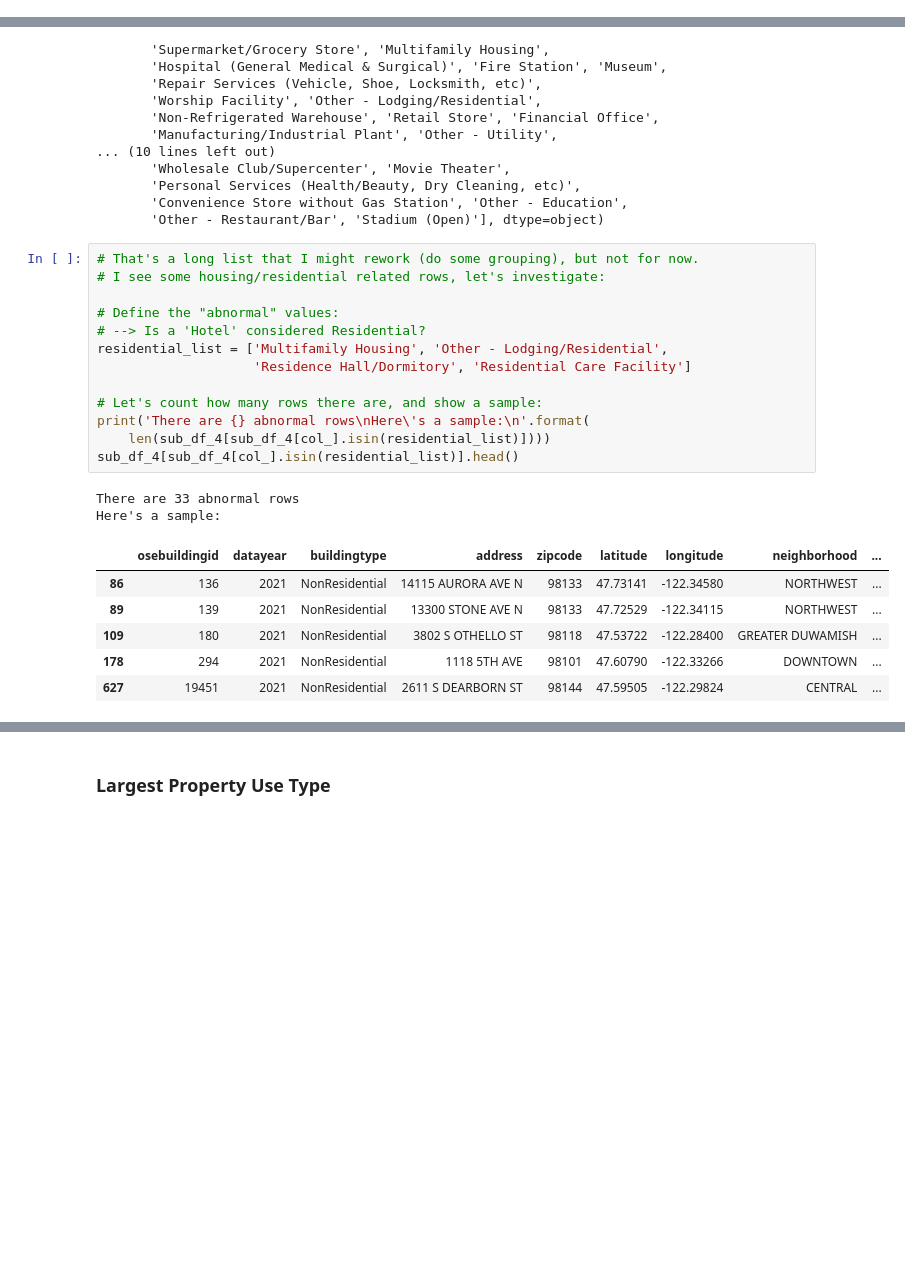
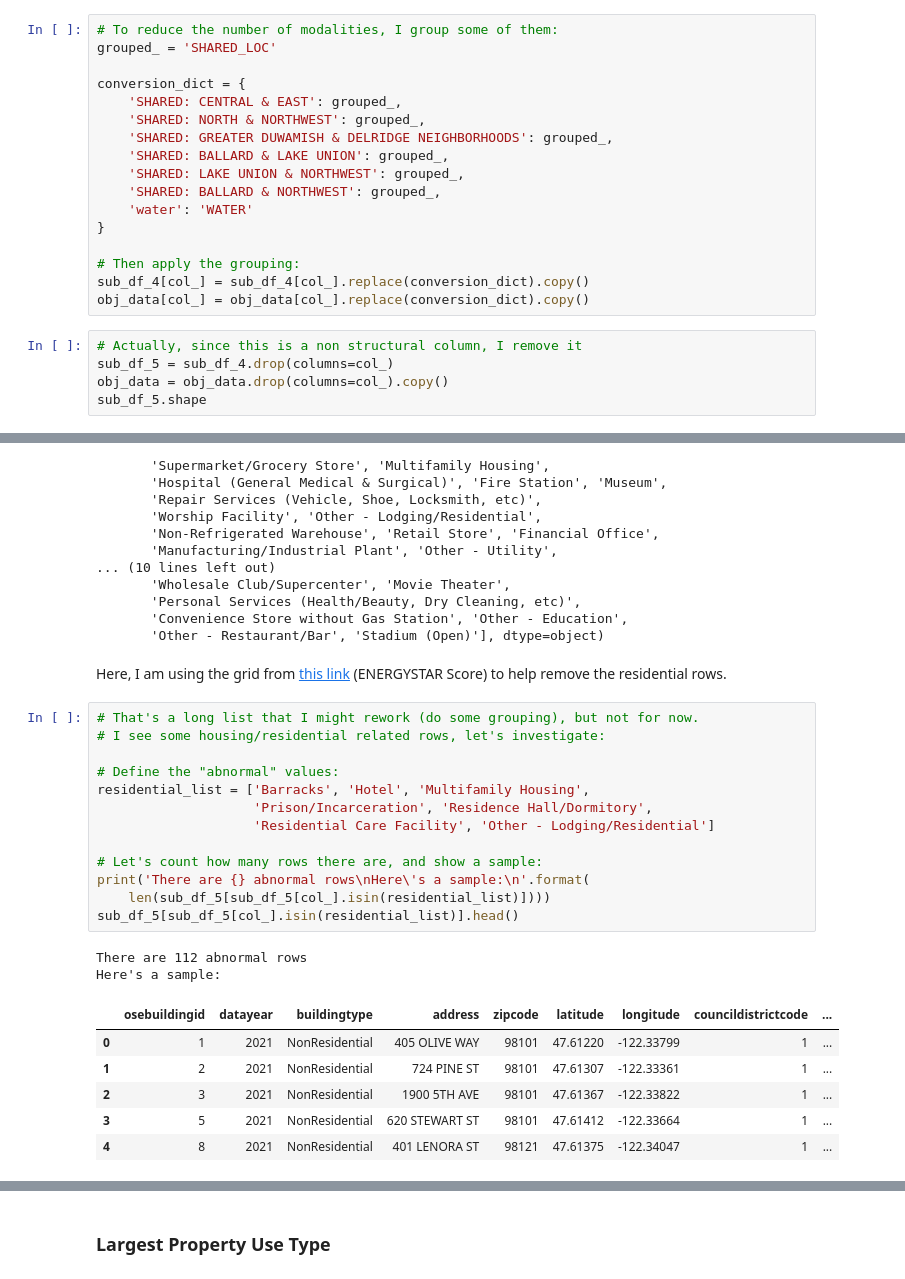
Before and after one commit to 64FC/Openclassrooms_DataScientist, a Jupyter notebook: Projet_3/SeattleBuildingEnergy_1_nb_exploratoire.ipynb, the cells around one changed output, grey strips where cells are left out. Cells and saved outputs as stored; diff of their text form; blank space fills up the shorter version.

```diff
--- a/Projet_3/SeattleBuildingEnergy_1_nb_exploratoire.ipynb
+++ b/Projet_3/SeattleBuildingEnergy_1_nb_exploratoire.ipynb
@@ -258,0 +286,22 @@ The 'water' and missing values will need a fix.
+# %%
+# To reduce the number of modalities, I group some of them:
+grouped_ = 'SHARED_LOC'
+
+conversion_dict = {
+    'SHARED: CENTRAL & EAST': grouped_,
+    'SHARED: NORTH & NORTHWEST': grouped_,
+    'SHARED: GREATER DUWAMISH & DELRIDGE NEIGHBORHOODS': grouped_,
+    'SHARED: BALLARD & LAKE UNION': grouped_,
+    'SHARED: LAKE UNION & NORTHWEST': grouped_,
+    'SHARED: BALLARD & NORTHWEST': grouped_,
+    'water': 'WATER'
+}
+
+# Then apply the grouping:
+sub_df_4[col_] = sub_df_4[col_].replace(conversion_dict).copy()
+obj_data[col_] = obj_data[col_].replace(conversion_dict).copy()
+# %%
+# Actually, since this is a non structural column, I remove it
+sub_df_5 = sub_df_4.drop(columns=col_)
+obj_data = obj_data.drop(columns=col_).copy()
+sub_df_5.shape
@@ -281,28 +332,30 @@ array(['Hotel', 'Police Station', 'Other - Entertainment/Public Assembly',
        'Personal Services (Health/Beauty, Dry Cleaning, etc)',
        'Convenience Store without Gas Station', 'Other - Education',
        'Other - Restaurant/Bar', 'Stadium (Open)'], dtype=object)
+# %% [markdown]
+Here, I am using the grid from [this link](https://www.energystar.gov/buildings/benchmark/understand_metrics/what_eui) (ENERGYSTAR Score) to help remove the residential rows.
 # %%
 # That's a long list that I might rework (do some grouping), but not for now.
 # I see some housing/residential related rows, let's investigate:
 
 # Define the "abnormal" values:
-# --> Is a 'Hotel' considered Residential?
-residential_list = ['Multifamily Housing', 'Other - Lodging/Residential',
-                    'Residence Hall/Dormitory', 'Residential Care Facility']
+residential_list = ['Barracks', 'Hotel', 'Multifamily Housing',
+                    'Prison/Incarceration', 'Residence Hall/Dormitory',
+                    'Residential Care Facility', 'Other - Lodging/Residential']
 
 # Let's count how many rows there are, and show a sample:
 print('There are {} abnormal rows\nHere\'s a sample:\n'.format(
-    len(sub_df_4[sub_df_4[col_].isin(residential_list)])))
-sub_df_4[sub_df_4[col_].isin(residential_list)].head()
+    len(sub_df_5[sub_df_5[col_].isin(residential_list)])))
+sub_df_5[sub_df_5[col_].isin(residential_list)].head()
 # %% [output]
-There are 33 abnormal rows
+There are 112 abnormal rows
 Here's a sample:
-|  | osebuildingid | datayear | buildingtype | address | zipcode | latitude | longitude | neighborhood | ... |
-| 86 | 136 | 2021 | NonResidential | 14115 AURORA AVE N | 98133 | 47.73141 | -122.34580 | NORTHWEST | ... |
-| 89 | 139 | 2021 | NonResidential | 13300 STONE AVE N | 98133 | 47.72529 | -122.34115 | NORTHWEST | ... |
-| 109 | 180 | 2021 | NonResidential | 3802 S OTHELLO ST | 98118 | 47.53722 | -122.28400 | GREATER DUWAMISH | ... |
-| 178 | 294 | 2021 | NonResidential | 1118 5TH AVE | 98101 | 47.60790 | -122.33266 | DOWNTOWN | ... |
-| 627 | 19451 | 2021 | NonResidential | 2611 S DEARBORN ST | 98144 | 47.59505 | -122.29824 | CENTRAL | ... |
+|  | osebuildingid | datayear | buildingtype | address | zipcode | latitude | longitude | councildistrictcode | ... |
+| 0 | 1 | 2021 | NonResidential | 405 OLIVE WAY | 98101 | 47.61220 | -122.33799 | 1 | ... |
+| 1 | 2 | 2021 | NonResidential | 724 PINE ST | 98101 | 47.61307 | -122.33361 | 1 | ... |
+| 2 | 3 | 2021 | NonResidential | 1900 5TH AVE | 98101 | 47.61367 | -122.33822 | 1 | ... |
+| 3 | 5 | 2021 | NonResidential | 620 STEWART ST | 98101 | 47.61412 | -122.33664 | 1 | ... |
+| 4 | 8 | 2021 | NonResidential | 401 LENORA ST | 98121 | 47.61375 | -122.34047 | 1 | ... |
 # %%
 # Without further knowledge, I'll assume this is a misclassification of the
 # BuildingType and drop these rows:
```
Also changed, not shown: parts of 87 cells of this notebook.
